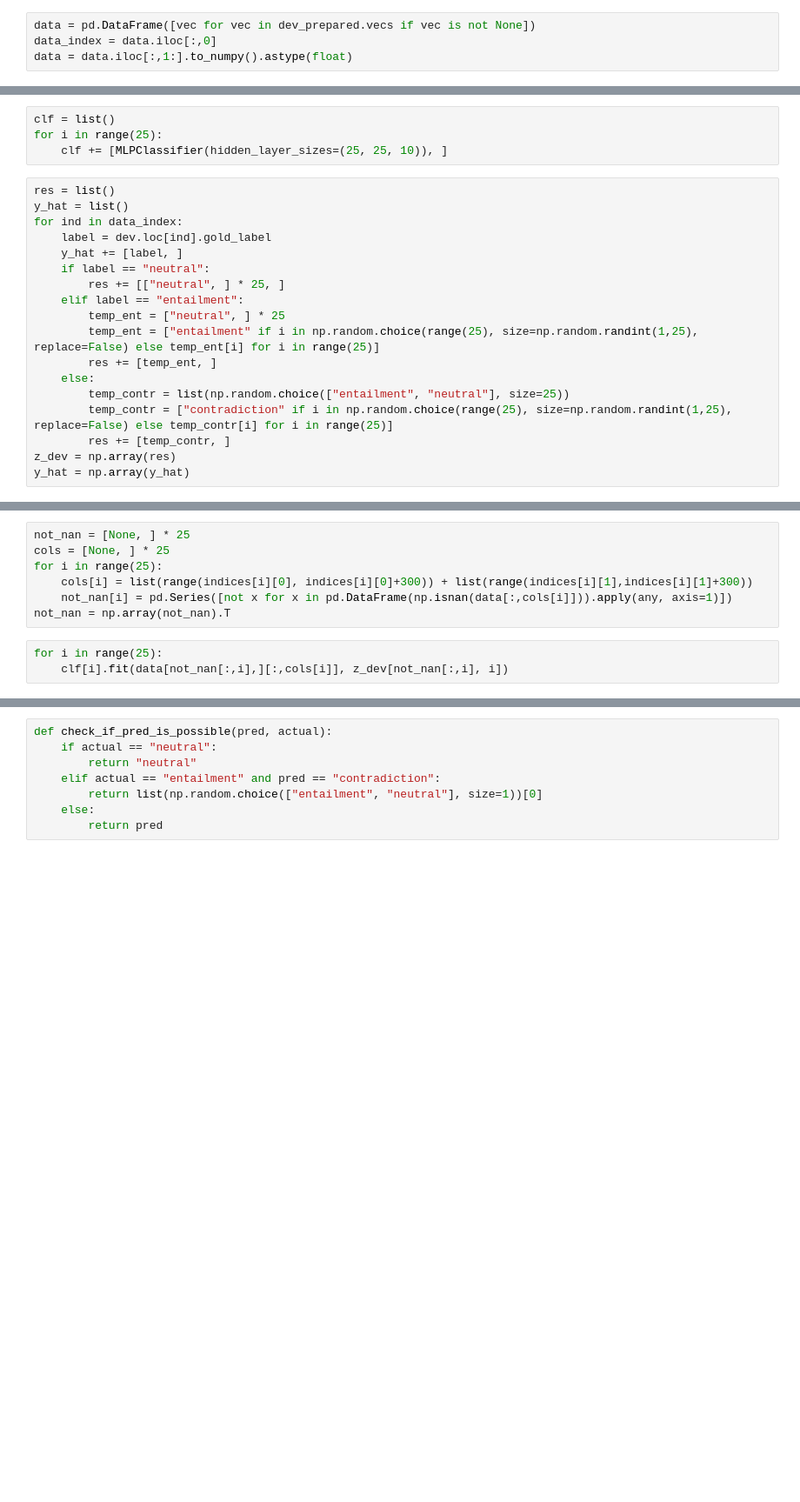
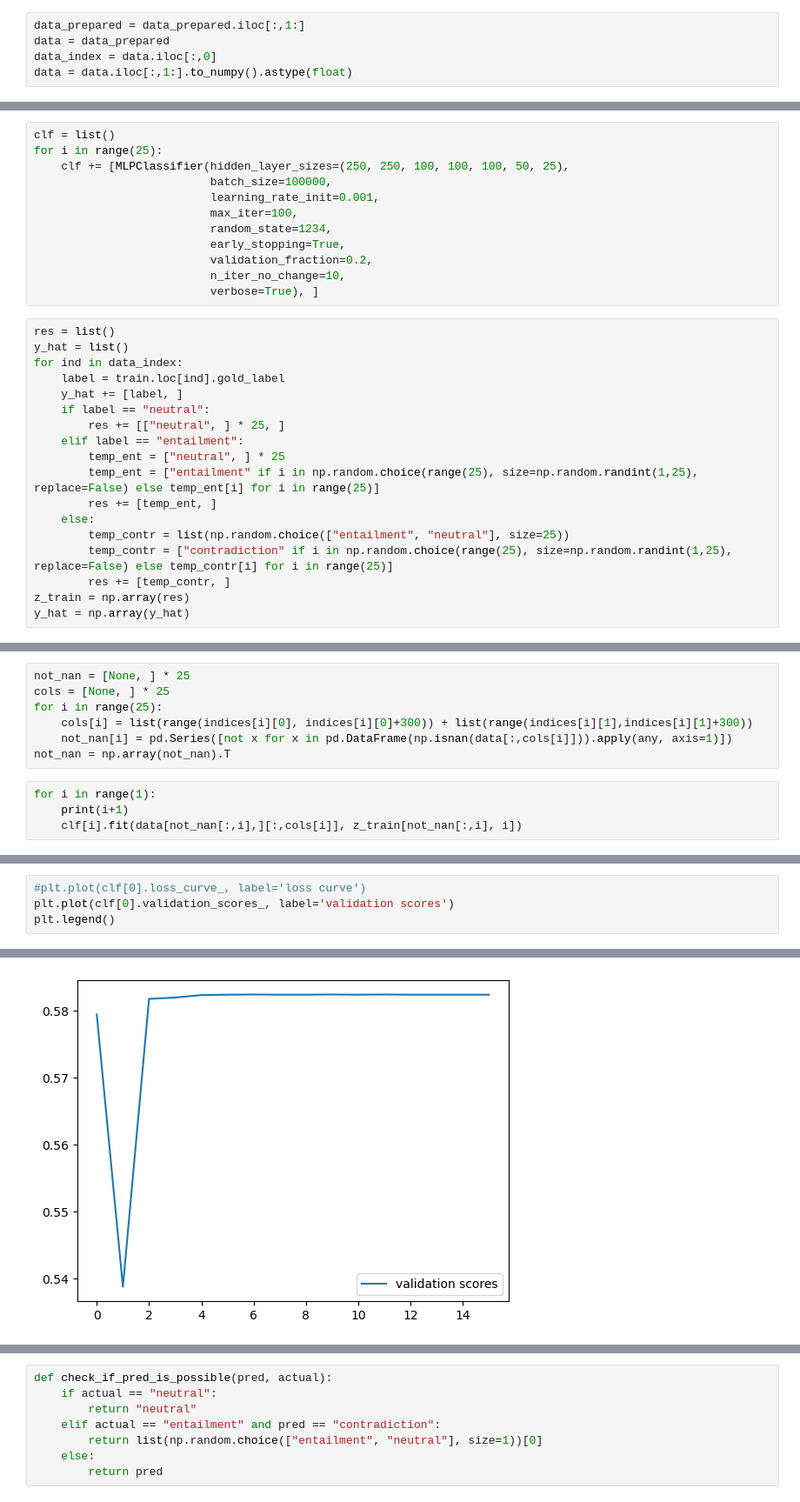
Before and after one commit to Marbr987/Hypothesis_Driven_Analysis_of_Self_Rationalising_Models, a Jupyter notebook: 03_Bayesian_Network/Learn_BN_Parameters.ipynb, the cells around one changed output, grey strips where cells are left out. Shown at 87% size. Saved outputs shown, nothing was run; the diff lists cells and outputs as text; blank space fills up the shorter version.

```diff
--- a/03_Bayesian_Network/Learn_BN_Parameters.ipynb
+++ b/03_Bayesian_Network/Learn_BN_Parameters.ipynb
@@ -25,4 +31,5 @@ dev_prepared.head()
 # %%
-data = pd.DataFrame([vec for vec in dev_prepared.vecs if vec is not None])
+data_prepared = data_prepared.iloc[:,1:]
+data = data_prepared
 data_index = data.iloc[:,0]
 data = data.iloc[:,1:].to_numpy().astype(float)
@@ -47,12 +67,20 @@ from sklearn.neural_network import MLPClassifier
 # %%
 clf = list()
 for i in range(25):
-    clf += [MLPClassifier(hidden_layer_sizes=(25, 25, 10)), ]
+    clf += [MLPClassifier(hidden_layer_sizes=(250, 250, 100, 100, 100, 50, 25),
+                          batch_size=100000,
+                          learning_rate_init=0.001,
+                          max_iter=100,
+                          random_state=1234,
+                          early_stopping=True,
+                          validation_fraction=0.2,
+                          n_iter_no_change=10,
+                          verbose=True), ]
 # %%
 res = list()
 y_hat = list()
 for ind in data_index:
-    label = dev.loc[ind].gold_label
+    label = train.loc[ind].gold_label
     y_hat += [label, ]
     if label == "neutral":
         res += [["neutral", ] * 25, ]
@@ -64,6 +92,6 @@ for ind in data_index:
         temp_contr = list(np.random.choice(["entailment", "neutral"], size=25))
         temp_contr = ["contradiction" if i in np.random.choice(range(25), size=np.random.randint(1,25), replace=False) else temp_contr[i] for i in range(25)]
         res += [temp_contr, ]
-z_dev = np.array(res)
+z_train = np.array(res)
 y_hat = np.array(y_hat)
 # %%
@@ -84,5 +112,6 @@ for i in range(25):
     not_nan[i] = pd.Series([not x for x in pd.DataFrame(np.isnan(data[:,cols[i]])).apply(any, axis=1)])
 not_nan = np.array(not_nan).T
 # %%
-for i in range(25):
-    clf[i].fit(data[not_nan[:,i],][:,cols[i]], z_dev[not_nan[:,i], i])
+for i in range(1):
+    print(i+1)
+    clf[i].fit(data[not_nan[:,i],][:,cols[i]], z_train[not_nan[:,i], i])
@@ -88,0 +140,5 @@ for i in range(25):
+# %%
+#plt.plot(clf[0].loss_curve_, label='loss curve')
+plt.plot(clf[0].validation_scores_, label='validation scores')
+plt.legend()
+# %% [output]
@@ -88,0 +146 @@ for i in range(25):
+[figure, added]
```
Also changed, not shown: parts of 17 cells of this notebook, 4 other files.
